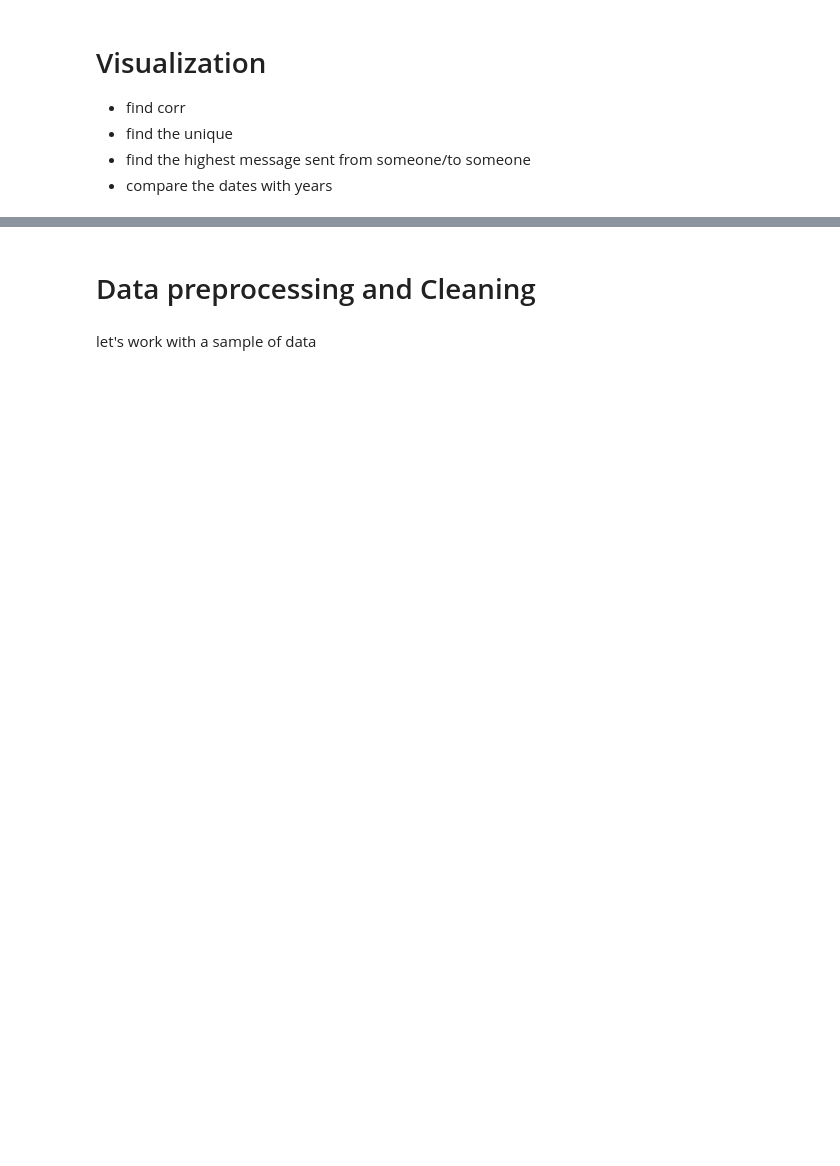
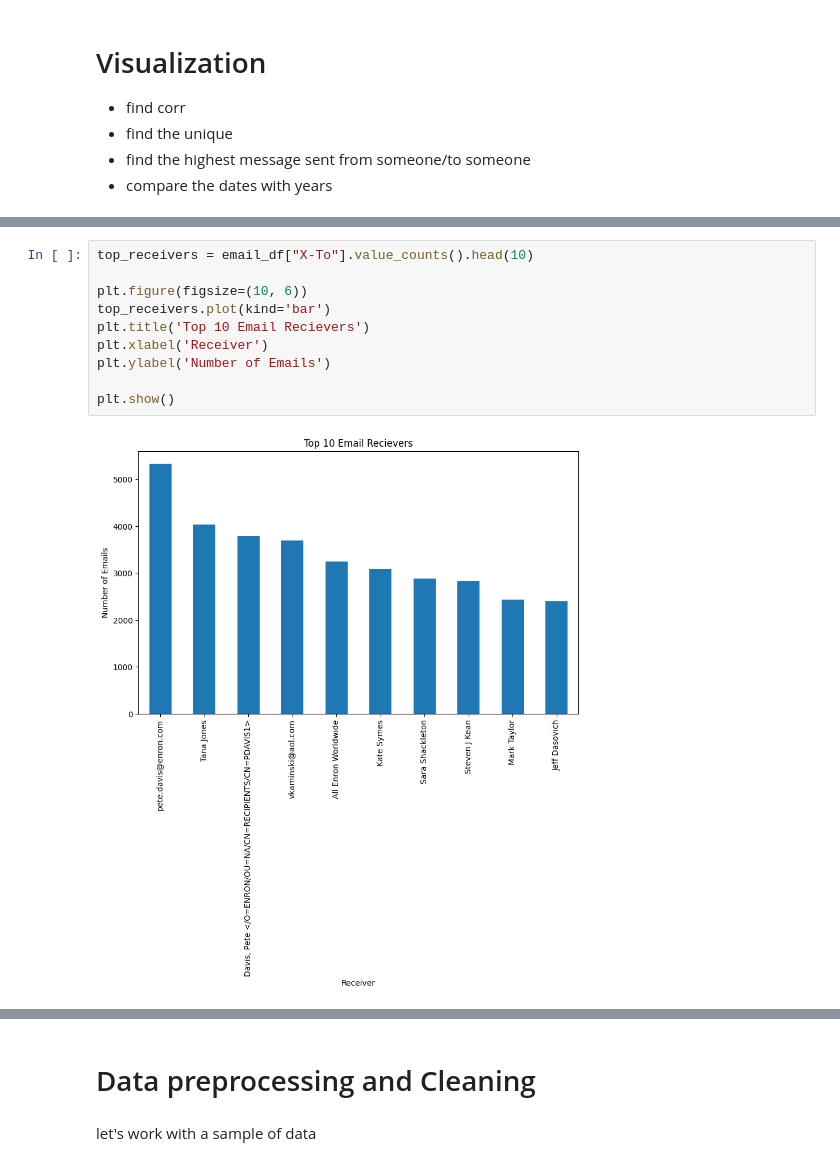
Before and after one commit to mehardeep88/Email_Classification_System, a Jupyter notebook: email_classfication.ipynb, the cells around one changed output, grey strips where cells are left out. Saved outputs shown, nothing was run; the diff lists cells and outputs as text; blank space fills up the shorter version.

```diff
--- a/email_classfication.ipynb
+++ b/email_classfication.ipynb
@@ -244,0 +256,12 @@ email_df["Date"] = pd.to_datetime(email_df['Date'])
+# %%
+top_receivers = email_df["X-To"].value_counts().head(10)
+
+plt.figure(figsize=(10, 6))
+top_receivers.plot(kind='bar')
+plt.title('Top 10 Email Recievers')
+plt.xlabel('Receiver')
+plt.ylabel('Number of Emails')
+
+plt.show()
+# %% [output]
+[figure, added]
```
Also changed, not shown: parts of 133 cells of this notebook.
